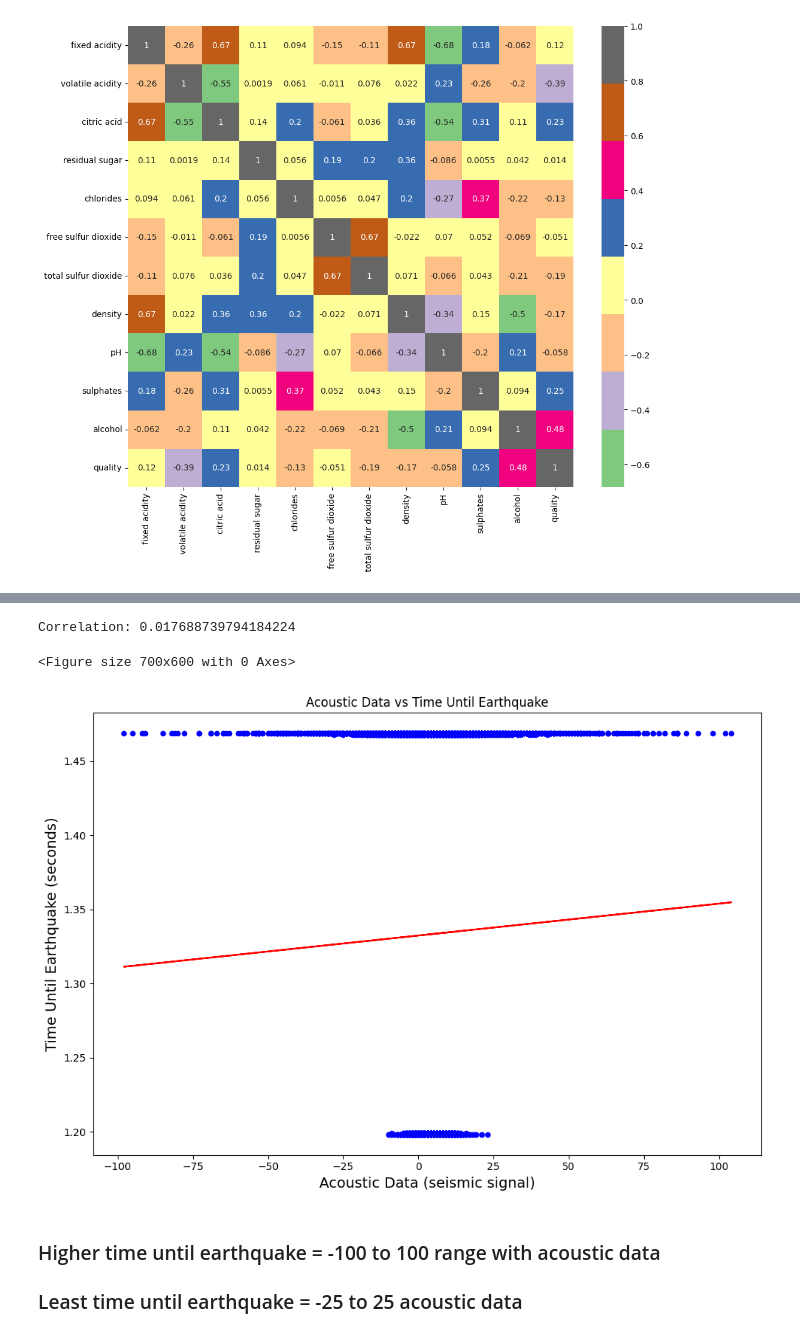
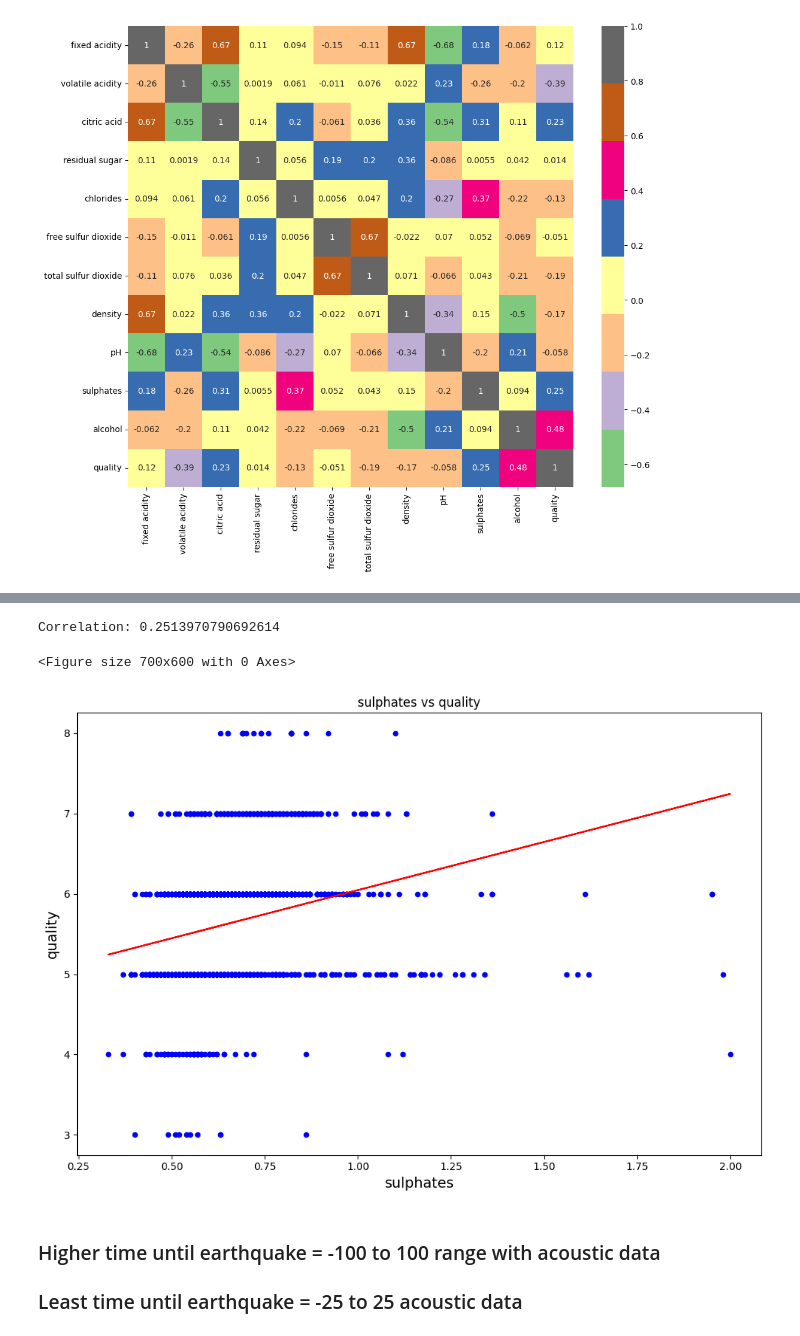
Before and after one commit to isralennon/MSAAI500, a Jupyter notebook: wine_quality/red_wine_quality.ipynb, the cells around one changed output, grey strips where cells are left out. Cells and saved outputs as stored; diff of their text form; code cells hidden in the pictures.

```diff
--- a/wine_quality/red_wine_quality.ipynb
+++ b/wine_quality/red_wine_quality.ipynb
@@ -244,28 +265,32 @@ Correlation: -0.39055778026400734
 # %%
-# scatterplot
+# Sulfates
+x_name = 'sulphates'
+y_name = 'quality'
+
 plt.figure(figsize=(7,6))
-x = df['acoustic_data']
-y = df['time_to_failure']
-df.plot(kind='scatter', x='acoustic_data', y='time_to_failure', color='blue', figsize=(10, 7))
+x = df[x_name]
+y = df[y_name]
+df.plot(kind='scatter', x=x_name, y=y_name, color='blue', figsize=(10, 7))
 
 # Fit a linear regression line (y = mx + b)
 m, b = np.polyfit(x, y, 1)
 # Generate the line for plotting
 plt.plot(x, m*x + b, color='red', label=f'Correlation line: y = {m:.2f}x + {b:.2f}')
 # Calculate correlation
 correlation = np.corrcoef(x, y)[0, 1]
 print(f'Correlation: {correlation}')
 
+# scatterplot
 # Labels and plot
-plt.xlabel('Acoustic Data (seismic signal)', size=14)
-plt.ylabel('Time Until Earthquake (seconds)', size=14)
-plt.title('Acoustic Data vs Time Until Earthquake')
+plt.xlabel(x_name, size=14)
+plt.ylabel(y_name, size=14)
+plt.title(f'{x_name} vs {y_name}')
 plt.tight_layout()
 plt.show()
 # %% [output]
-Correlation: 0.017688739794184224
+Correlation: 0.2513970790692614
 <Figure size 700x600 with 0 Axes>
-[figure, old version]
+[figure, new version]
 # %% [markdown]
 ### Higher time until earthquake = -100 to 100 range with acoustic data
 ### Least time until earthquake = -25 to 25 acoustic data
```
Also changed, not shown: parts of 6 cells of this notebook.
